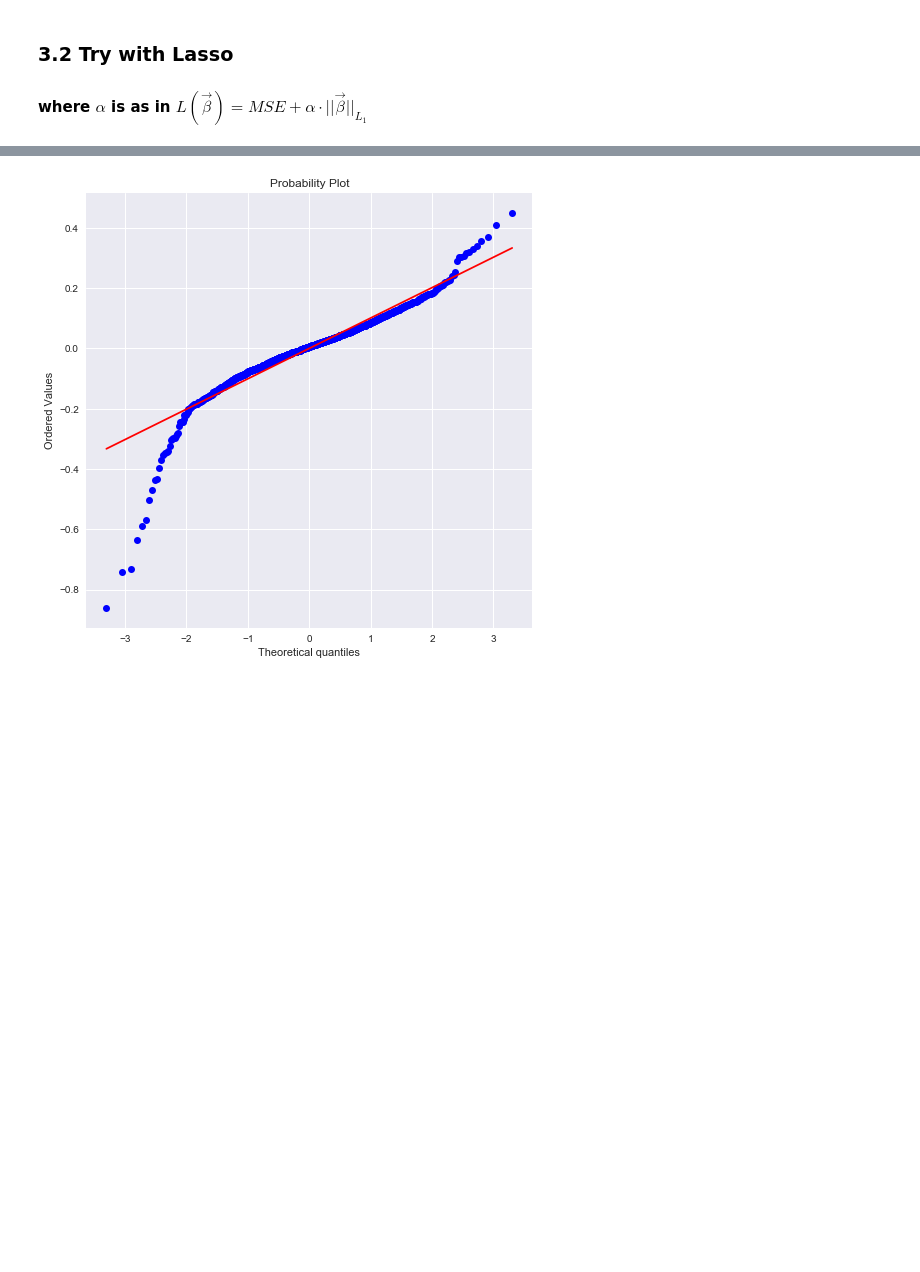
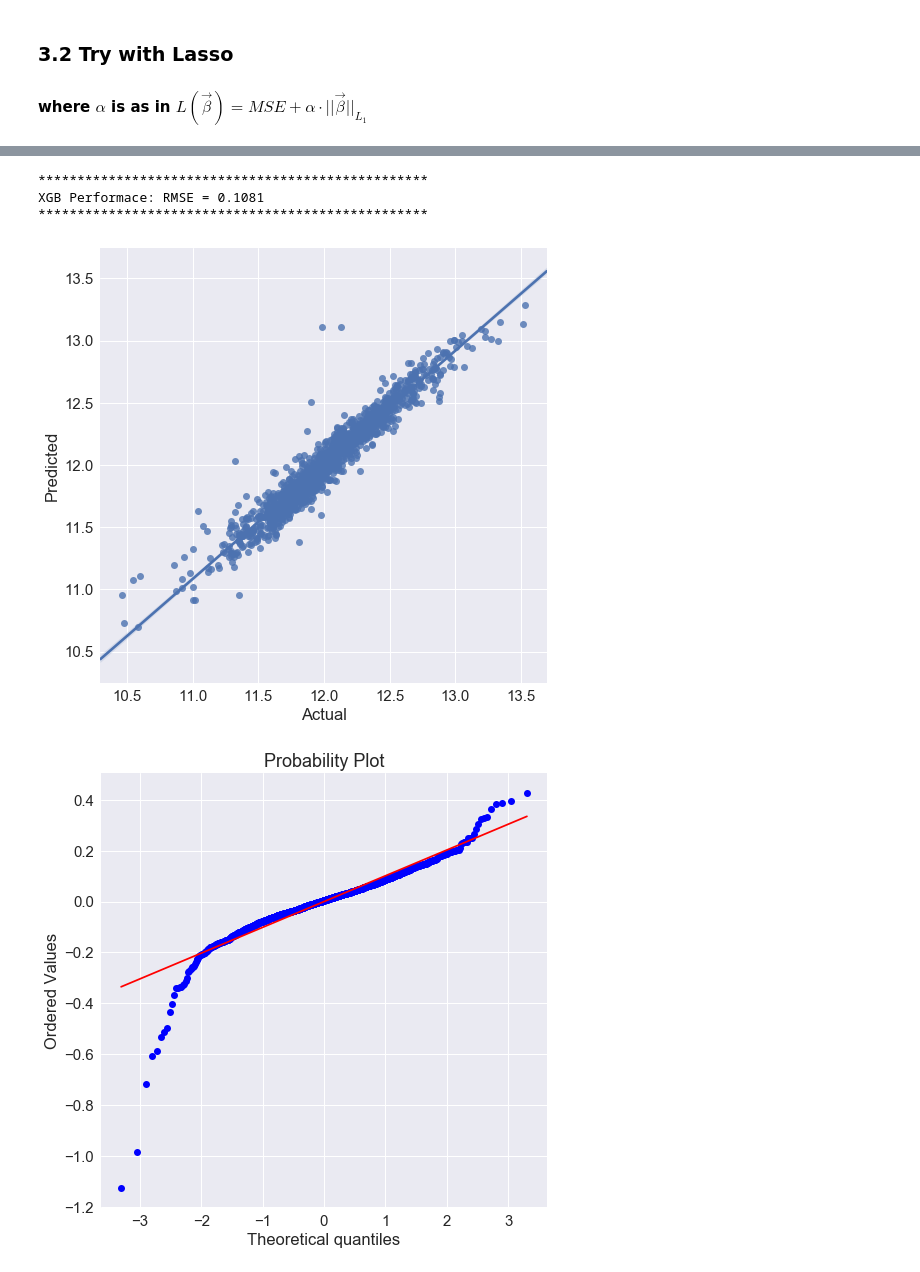
Before and after one commit to reflexiveprophecy/Kaggle_Predict_Ames_Iowa_Housing_Prices, a Jupyter notebook: jamesczq_baseline_regressions.ipynb, the cells around one changed output, grey strips where cells are left out. Cells and saved outputs as stored; diff of their text form; code cells hidden in the pictures; blank space fills up the shorter version.

```diff
--- a/jamesczq_baseline_regressions.ipynb
+++ b/jamesczq_baseline_regressions.ipynb
@@ -149,0 +201,17 @@ sns.set(font_scale = 1)
+# %%
+if use_2_CookedUp_Features == 1:
+    # Examine whether the cook-up features have some merit
+    fig, ax = plt.subplots(ncols=1, figsize = (8,8));
+    d = train[['SalePrice',
+               'GrLivArea',
+               'TotBath',
+               'Bath_Capacitance',
+               'GarageCars',
+               'Parking_Capacitance',
+               'BedroomAbvGr']].corr()
+    # Generate a mask for the upper triangle
+    mask = np.zeros_like(d, dtype=np.bool)
+    mask[np.triu_indices_from(mask, k = 1)] = True
+
+    g = sns.heatmap(d, mask=mask, annot=True)
+    sns.set(font_scale = 1.5)
@@ -166,7 +247,8 @@ train_test.head()
 
 #### Interpolating NAs with the median of each field
 # %%
-train_test = train_test.fillna(train_test.median())
+if whichDataSet == 0:
+    train_test = train_test.fillna(train_test.median())
 # %% [markdown]
 ### 2.4 Set up training and test data matrices
 # %%
@@ -183,6 +265,11 @@ from sklearn.model_selection import cross_val_score
 def rmse_cv(model):
     rmse = np.sqrt( -cross_val_score(model, X_train, y_train, scoring="neg_mean_squared_error", cv = 5))
     return(rmse)
+
+def rmse(pdSeries0):
+    # Specifically, pdSeries0 is a series of Residuals
+    rmse = np.sqrt( sum(pdSeries0**2) / pdSeries0.size )
+    return(rmse)
 # %% [markdown]
 ### 3.1 Try with Ridge
 #### where $\alpha$ is as in $L(\ \vec{\beta} \ ) = MSE + \alpha \cdot \frac{1}{2} ||\ \vec{\beta}\ ||_{L_{2}}$
@@ -336,6 +477,21 @@ Lasso Performace: R^2 = 0.9296
+# %%
+predictions_xgb = pd.DataFrame({"Predicted":model_Ridge.predict(X_train),
+                                  "Actual":y_train});
+predictions_xgb["Residual"] = predictions_xgb.Actual - predictions_xgb.Predicted;
 # %%
 fig, ax = plt.subplots(figsize=(8,8));
-stats.probplot(predictions_Lasso.Residual, dist="norm", plot=pylab);
+sns.regplot(predictions_xgb.Actual, predictions_xgb.Predicted);
+
+print('*'*50)
+print('XGB Performace: RMSE = {:.4f}'.format(rmse(predictions_xgb.Residual)))
+print('*'*50)
+
+fig, ax = plt.subplots(figsize=(8,8));
+stats.probplot(predictions_xgb.Residual, dist="norm", plot=pylab);
 pylab.show();
 # %% [output]
+**************************************************
+XGB Performace: RMSE = 0.1081
+**************************************************
-[figure, old version]
+[figure, new version]
+[figure, added]
```
Also changed, not shown: parts of 27 cells of this notebook.
